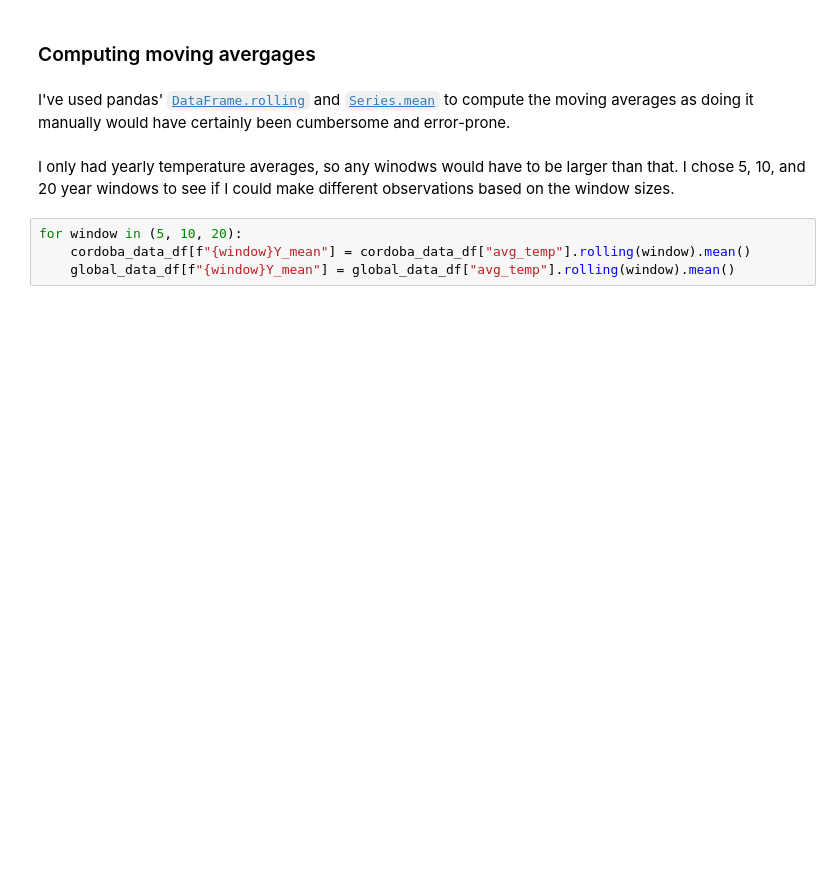
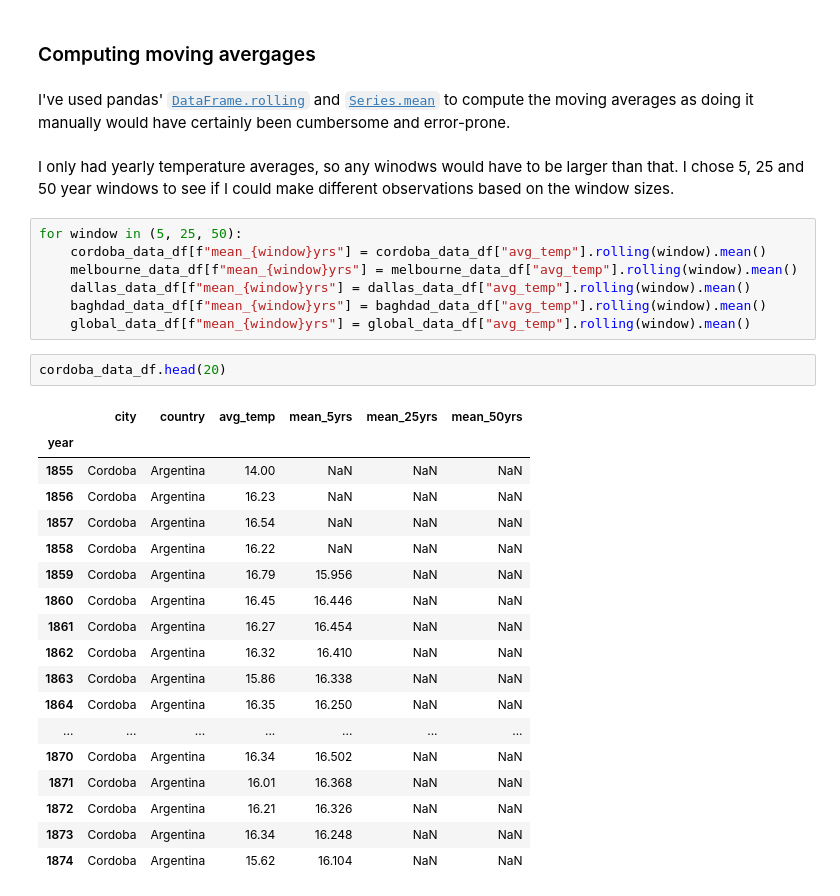
Before and after one commit to abarto/nd002-explore-weather-trends, a Jupyter notebook: Explore Weather Trends.ipynb, the cells around one changed output. Drawn from its saved outputs; the diff is of its cells as text; blank space fills up the shorter version.

```diff
--- a/Explore Weather Trends.ipynb
+++ b/Explore Weather Trends.ipynb
@@ -37,8 +74,32 @@ cordoba_data_df.head()
 # %% [markdown]
 I've used pandas' [``DataFrame.rolling``](https://pandas.pydata.org/docs/reference/api/pandas.DataFrame.rolling.html) and [``Series.mean``](https://pandas.pydata.org/docs/reference/api/pandas.Series.mean.html) to compute the moving averages as doing it manually would have certainly been cumbersome and error-prone.
 # %% [markdown]
-I only had yearly temperature averages, so any winodws would have to be larger than that. I chose 5, 10, and 20 year windows to see if I could make different observations based on the window sizes.
+I only had yearly temperature averages, so any winodws would have to be larger than that. I chose 5, 25 and 50 year windows to see if I could make different observations based on the window sizes.
 # %%
-for window in (5, 10, 20):
-    cordoba_data_df[f"{window}Y_mean"] = cordoba_data_df["avg_temp"].rolling(window).mean()
-    global_data_df[f"{window}Y_mean"] = global_data_df["avg_temp"].rolling(window).mean()
+for window in (5, 25, 50):
+    cordoba_data_df[f"mean_{window}yrs"] = cordoba_data_df["avg_temp"].rolling(window).mean()
+    melbourne_data_df[f"mean_{window}yrs"] = melbourne_data_df["avg_temp"].rolling(window).mean()
+    dallas_data_df[f"mean_{window}yrs"] = dallas_data_df["avg_temp"].rolling(window).mean()
+    baghdad_data_df[f"mean_{window}yrs"] = baghdad_data_df["avg_temp"].rolling(window).mean()
+    global_data_df[f"mean_{window}yrs"] = global_data_df["avg_temp"].rolling(window).mean()
+# %%
+cordoba_data_df.head(20)
+# %% [output]
+|  | city | country | avg_temp | mean_5yrs | mean_25yrs | mean_50yrs |
+| year |  |  |  |  |  |  |
+| 1855 | Cordoba | Argentina | 14.00 | NaN | NaN | NaN |
+| 1856 | Cordoba | Argentina | 16.23 | NaN | NaN | NaN |
+| 1857 | Cordoba | Argentina | 16.54 | NaN | NaN | NaN |
+| 1858 | Cordoba | Argentina | 16.22 | NaN | NaN | NaN |
+| 1859 | Cordoba | Argentina | 16.79 | 15.956 | NaN | NaN |
+| 1860 | Cordoba | Argentina | 16.45 | 16.446 | NaN | NaN |
+| 1861 | Cordoba | Argentina | 16.27 | 16.454 | NaN | NaN |
+| 1862 | Cordoba | Argentina | 16.32 | 16.410 | NaN | NaN |
+| 1863 | Cordoba | Argentina | 15.86 | 16.338 | NaN | NaN |
+| 1864 | Cordoba | Argentina | 16.35 | 16.250 | NaN | NaN |
+| ... | ... | ... | ... | ... | ... | ... |
+| 1870 | Cordoba | Argentina | 16.34 | 16.502 | NaN | NaN |
+| 1871 | Cordoba | Argentina | 16.01 | 16.368 | NaN | NaN |
+| 1872 | Cordoba | Argentina | 16.21 | 16.326 | NaN | NaN |
+| 1873 | Cordoba | Argentina | 16.34 | 16.248 | NaN | NaN |
+| 1874 | Cordoba | Argentina | 15.62 | 16.104 | NaN | NaN |
```
Also changed, not shown: parts of 23 cells of this notebook, 2 other files.
